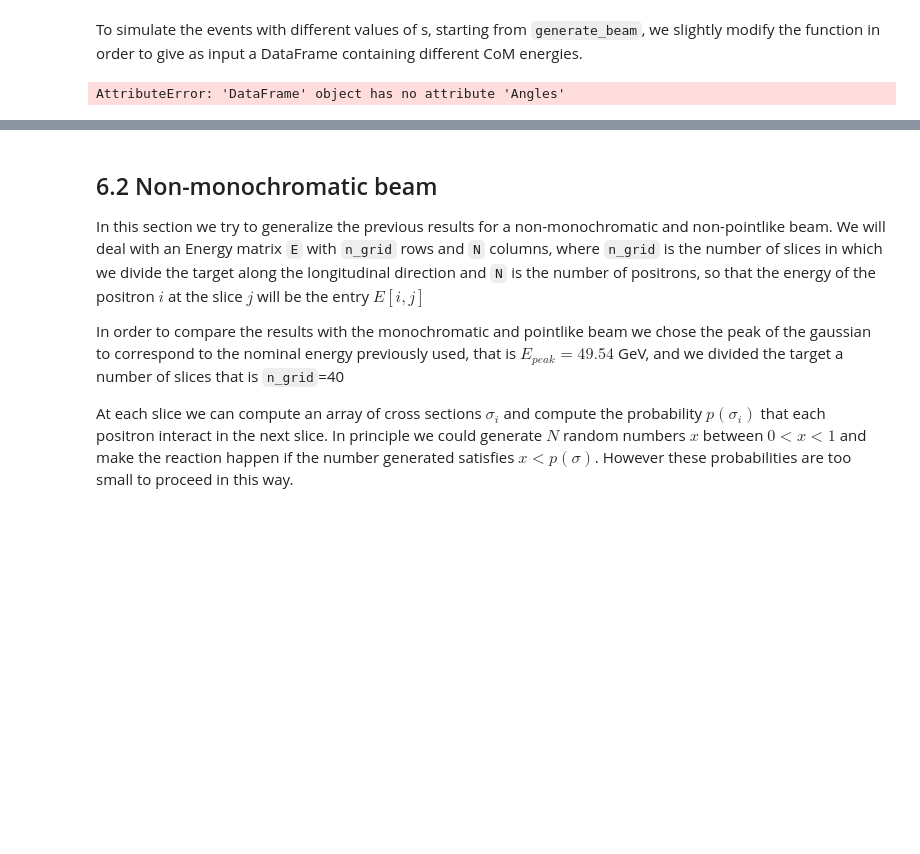
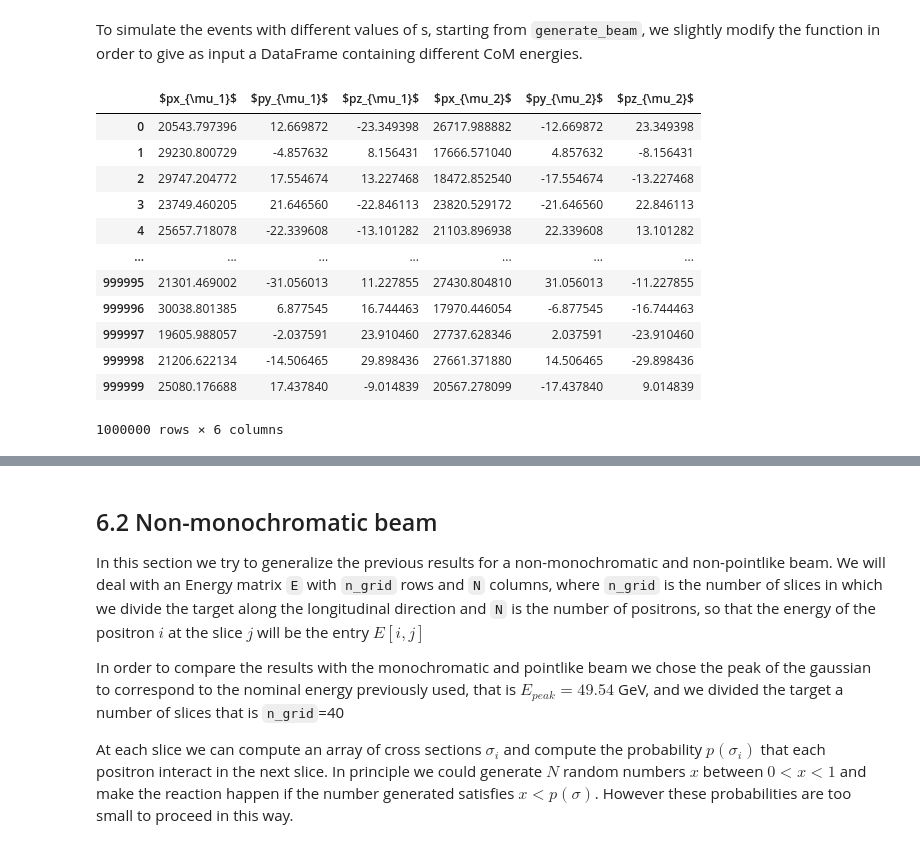
Before and after one commit to vanessacerrone/LEMMA_project, a Jupyter notebook: project_final.ipynb, the cells around one changed output, grey strips where cells are left out. Cells and saved outputs as stored; diff of their text form; code cells hidden in the pictures; blank space fills up the shorter version.

```diff
--- a/project_final.ipynb
+++ b/project_final.ipynb
@@ -2556,37 +2556,49 @@ def generate_beam_df(df):
     theta_star = np.linspace(0, np.pi, N)
     inv_cdf = interp1d(g_cdf(df.Energy_cm**2, theta_star), theta_star, fill_value='extrapolate')
 
     # Sample angles
     num_samples = N
     unif_samples = np.random.uniform(size=bunch_size)
 
     phis = np.random.uniform(0, 2 * np.pi, size=bunch_size)
     thetas = inv_cdf(unif_samples)
 
 
     # Compute cartesian components of 3-vector
-    px_cm = pnorm * np.cos(df.Angles)
-    py_cm = pnorm * np.sin(df.Angles) * np.cos(phis)
-    pz_cm = pnorm * np.sin(df.Angles) * np.sin(phis)
+    px_cm = pnorm * np.cos(df.angle_cm)
+    py_cm = pnorm * np.sin(df.angle_cm) * np.cos(phis)
+    pz_cm = pnorm * np.sin(df.angle_cm) * np.sin(phis)
 
 
     _,px1 = boost_coordinates(df.Energy_cm**2, px_cm)  # px for first muon
     _,px2 = boost_coordinates(df.Energy_cm**2,-px_cm) # px for second muon
     # py and pz are orthogonal to boost axis, and so they remain the same
 
     return np.stack((px1, py_cm, pz_cm, px2, -py_cm, -pz_cm), axis=1)
 
 
 # generate events
 events_att = generate_beam_df(df_energies_mono_att)
 # save events in txt file and dataframe
 #np.savetxt('Momenta_monochromatic_attenuated.txt', events_att) # save to file
 df_monochromatic_att = pd.DataFrame(events_att, columns = [ '$px_{\mu_1}$','$py_{\mu_1}$','$pz_{\mu_1}$',
                                                             '$px_{\mu_2}$','$py_{\mu_2}$','$pz_{\mu_2}$'])
 #df_monochromatic_att.to_csv('Events_attenuated_mono.csv')
 df_monochromatic_att
 # %% [output]
+|  | $px_{\mu_1}$ | $py_{\mu_1}$ | $pz_{\mu_1}$ | $px_{\mu_2}$ | $py_{\mu_2}$ | $pz_{\mu_2}$ |
+| 0 | 20543.797396 | 12.669872 | -23.349398 | 26717.988882 | -12.669872 | 23.349398 |
+| 1 | 29230.800729 | -4.857632 | 8.156431 | 17666.571040 | 4.857632 | -8.156431 |
+| 2 | 29747.204772 | 17.554674 | 13.227468 | 18472.852540 | -17.554674 | -13.227468 |
+| 3 | 23749.460205 | 21.646560 | -22.846113 | 23820.529172 | -21.646560 | 22.846113 |
+| 4 | 25657.718078 | -22.339608 | -13.101282 | 21103.896938 | 22.339608 | 13.101282 |
+| ... | ... | ... | ... | ... | ... | ... |
+| 999995 | 21301.469002 | -31.056013 | 11.227855 | 27430.804810 | 31.056013 | -11.227855 |
+| 999996 | 30038.801385 | 6.877545 | 16.744463 | 17970.446054 | -6.877545 | -16.744463 |
+| 999997 | 19605.988057 | -2.037591 | 23.910460 | 27737.628346 | 2.037591 | -23.910460 |
+| 999998 | 21206.622134 | -14.506465 | 29.898436 | 27661.371880 | 14.506465 | -29.898436 |
+| 999999 | 25080.176688 | 17.437840 | -9.014839 | 20567.278099 | -17.437840 | 9.014839 |
-AttributeError: 'DataFrame' object has no attribute 'Angles'
+1000000 rows × 6 columns
 # %%
 fig, ax = plt.subplots(2,3, figsize = (20,14))
 
```
Also changed, not shown: parts of 3 cells of this notebook, 1 other file.
